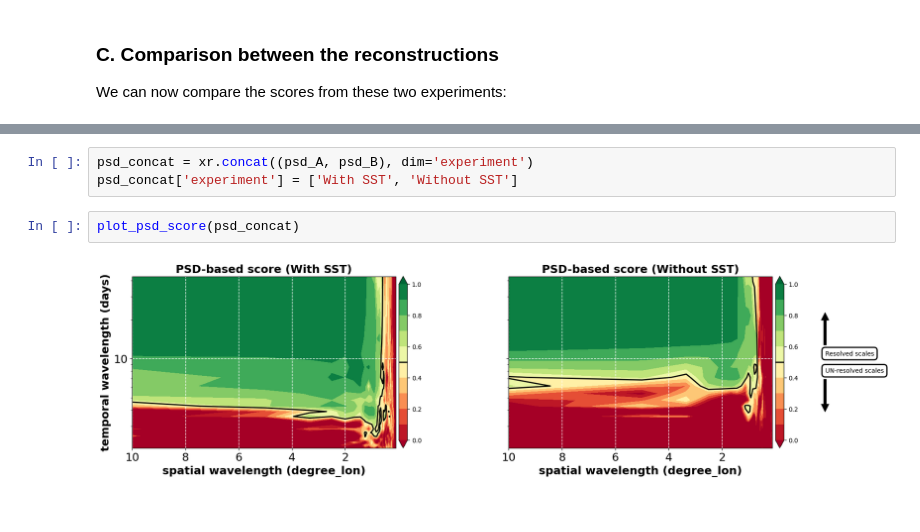
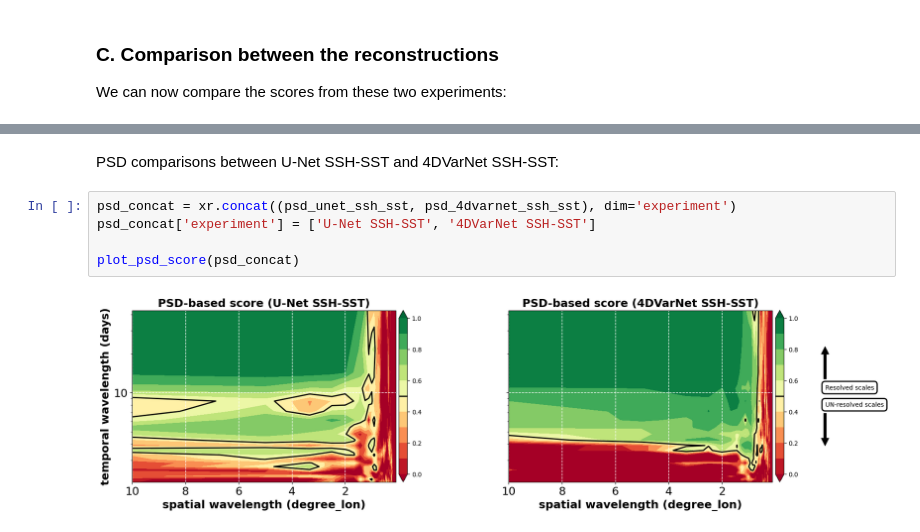
Before and after one commit to CIA-Oceanix/2023-OSSE-SSC-NATL60-GF, a Jupyter notebook: notebook.ipynb, the cells around one changed output, grey strips where cells are left out. Saved outputs shown, nothing was run; the diff lists cells and outputs as text.

```diff
--- a/notebook.ipynb
+++ b/notebook.ipynb
@@ -225,7 +333,9 @@ PSD comparisons:
+# %% [markdown]
+PSD comparisons between U-Net SSH-SST and 4DVarNet SSH-SST:
 # %%
-psd_concat = xr.concat((psd_A, psd_B), dim='experiment')
-psd_concat['experiment'] = ['With SST', 'Without SST']
+psd_concat = xr.concat((psd_unet_ssh_sst, psd_4dvarnet_ssh_sst), dim='experiment')
+psd_concat['experiment'] = ['U-Net SSH-SST', '4DVarNet SSH-SST']
+
+plot_psd_score(psd_concat)
+# %% [output]
+[figure, added]
-# %%
-plot_psd_score(psd_concat)
-# %% [output]
-[figure, removed]
```
Also changed, not shown: parts of 36 cells of this notebook.
